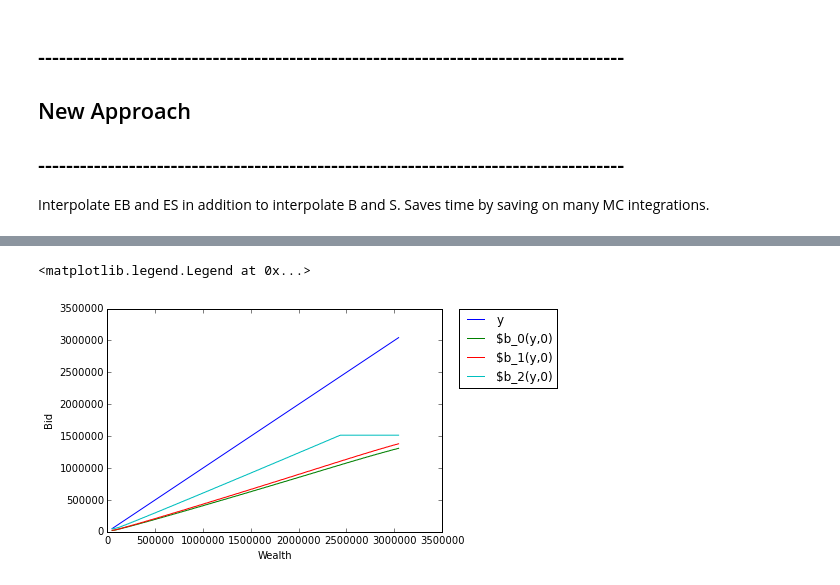
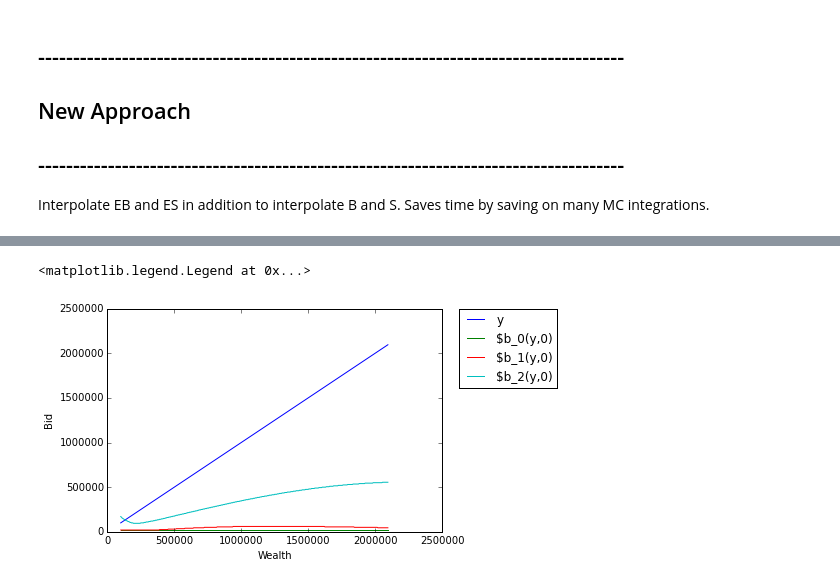
Before and after one commit to wolfgangrid/car_auctions_jupyter, a Jupyter notebook: cars_model_jupyter_state.ipynb, the cells around one changed output, grey strips where cells are left out. Cells and saved outputs as stored; diff of their text form; code cells hidden in the pictures.

```diff
--- a/cars_model_jupyter_state.ipynb
+++ b/cars_model_jupyter_state.ipynb
@@ -397,10 +172,3 @@ E_price = np.mean(distr_b_2,axis=2)
-# %%
-fig, ax = plt.subplots()
-for j in [0,1,2]:
-    ax.plot(state_grid,E_price[j,:], label="E_price %d" %j)
-ax.set_xlabel("State")
-ax.set_ylabel("Expected Price")
-ax.legend(bbox_to_anchor=(1.05, 1), loc=2, borderaxespad=0.)
 # %% [markdown]
 ## ------------------------------------------------------------------------------------
 ## New Approach
@@ -438,7 +206,7 @@ def fn_S2(f_param,f_set,f_EB_interp,f_ES,distr_b_2_now):
     (f_beta,f_rho,f_w,f_J,f_alpha,f_sigma) = (f_param[0],f_param[1],f_param[2],f_param[3],f_param[4],f_param[5])
     (f_y_grid,f_lyg,f_b_grid,f_n_draws,f_state_grid) = (f_set[0],f_set[1],f_set[2],f_set[3],f_set[4])
     (f_lyg,f_lbg,f_lsg) = (len(f_y_grid),len(f_b_grid),len(f_state_grid))
-    keep = (f_w.reshape(f_J,1,1) + f_ES) #dim: J x S x Y
+    keep = (f_w.reshape(f_J,1,1) + f_beta * f_ES) #dim: J x S x Y
     #V1 = utility of composite good consumption plus continuation value of keeping the car if not picked for auction
     V1 = (f_alpha*np.log((1-f_beta)*f_y_grid)).reshape(1,1,f_lyg) + (1-f_rho.reshape(f_J,1,1)) * keep
     #V2 = expected utility of having car picked for auction
@@ -460,6 +228,7 @@ def fn_iterate(f_param,f_set,
     (f_lyg,f_lbg,f_lsg) = (len(f_y_grid),len(f_b_grid),len(f_state_grid))
     check = []
     bids_iter = []
+    Buyer_iter = []
     (B1,S1) = (B_start,S_start)
     for t in np.arange(n_iter):
         # interpolate B1 and S1
@@ -488,10 +257,12 @@ def fn_iterate(f_param,f_set,
         S2 = fn_S2(f_param,f_set,EB1_interp,ES1,distr_b_2)
         check = check + [np.absolute(B2-B1)]
         bids_iter = bids_iter + [bid1]
+        Buyer_iter = Buyer_iter + [B1]
         (B1,S1) = (B2,S2)
-    return [check,bids_iter,B1,S1]
+    return [check,bids_iter,Buyer_iter]
 # %%
 %%time
+np.random.seed(2)
 
 #initial value functions
 B_cont = (1/(1-beta))*  (alpha*np.log((1-beta)*y_grid) + np.zeros(len(w)*state_grid.shape[0]*len(y_grid)).reshape(len(w),state_grid.shape[0],len(y_grid)))
@@ -510,7 +281,7 @@ param1 = [beta,rho,w,J,alpha,sigma]
 set1 = [y_grid,lyg,b_grid,n_draws,state_grid]
 
 sim_output = fn_iterate(f_param = param1,f_set = set1,
-                    B_start = B_cont,S_start = S_cont, n_iter = 50,
+                    B_start = B_cont,S_start = S_cont, n_iter = 15,
                     f_distr_R_states = distr_R_states,f_transition_probs = transition_probs,
                     f_y_realis = y_realis_states,
                     f_rival_bidders_ids=rival_bidders_ids, f_active_bidders_ids = active_bidders_ids)
@@ -522,15 +313,15 @@ Wall time: 1min 43s
 # %%
 fig, ax = plt.subplots()
 ax.plot(y_grid,y_grid, label="y")
 for j in [0,1,2]:
-    ax.plot(y_grid,sim_output[1][1][j,0,:], label="$b_%d(y,0)" %j)
+    ax.plot(y_grid,sim_output[1][14][j,2,:], label="$b_%d(y,0)" %j)
 #for j in [1,2]:
 #    ax.plot(y_grid,sim_output[1][1][j,4,:], label="$b_%d(y,8)" %j)
 #for j in [1,2]:
 #    ax.plot(y_grid,sim_output[1][1][j,8,:], label="$b_%d(y,8)" %j)
 ax.set_xlabel("Wealth")
 ax.set_ylabel("Bid")
 ax.legend(bbox_to_anchor=(1.05, 1), loc=2, borderaxespad=0.)
 # %% [output]
 <matplotlib.legend.Legend at 0x...>
-[figure, old version]
+[figure, new version]
```
Also changed, not shown: parts of 36 cells of this notebook.
